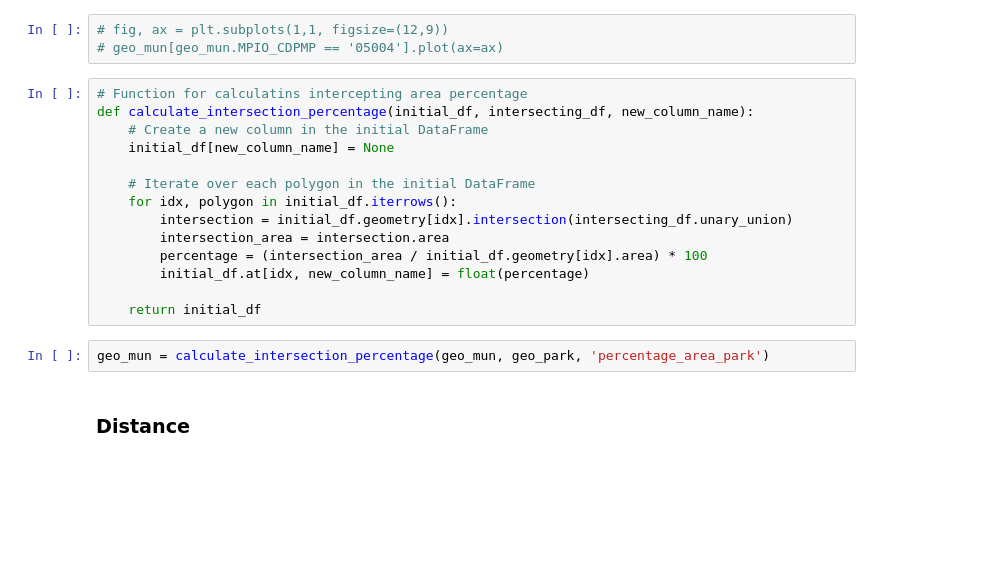
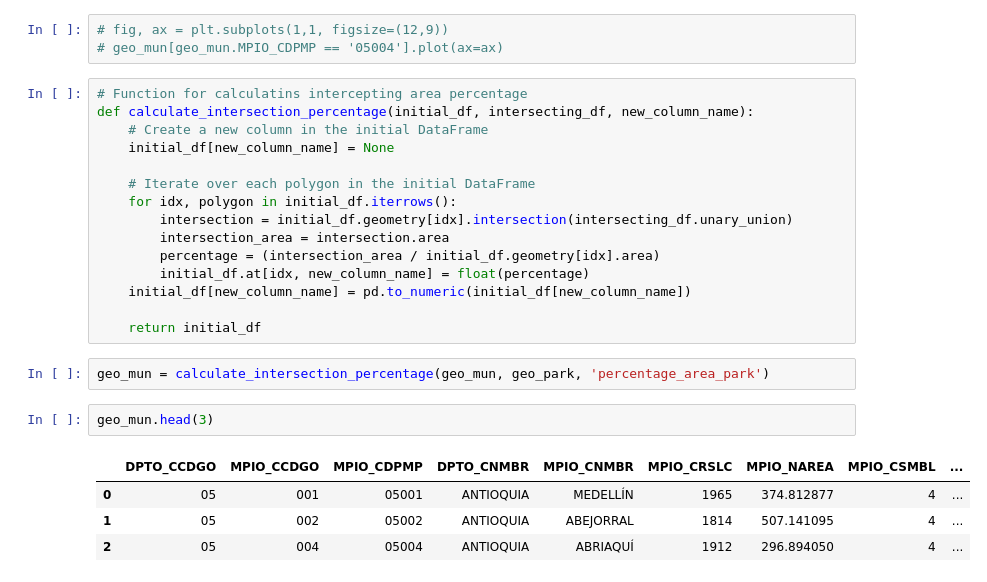
Before and after one commit to rpoandres/SE_Assessment, a Jupyter notebook: Main.ipynb, the cells around one changed output. Drawn from its saved outputs; the diff is of its cells as text; blank space fills up the shorter version.

```diff
--- a/Main.ipynb
+++ b/Main.ipynb
@@ -223,11 +443,17 @@ def calculate_intersection_percentage(initial_df, intersecting_df, new_column_na
     for idx, polygon in initial_df.iterrows():
         intersection = initial_df.geometry[idx].intersection(intersecting_df.unary_union)
         intersection_area = intersection.area
-        percentage = (intersection_area / initial_df.geometry[idx].area) * 100
+        percentage = (intersection_area / initial_df.geometry[idx].area)
         initial_df.at[idx, new_column_name] = float(percentage)
+    initial_df[new_column_name] = pd.to_numeric(initial_df[new_column_name])
 
     return initial_df
 # %%
 geo_mun = calculate_intersection_percentage(geo_mun, geo_park, 'percentage_area_park')
-# %% [markdown]
-### Distance
+# %%
+geo_mun.head(3)
+# %% [output]
+|  | DPTO_CCDGO | MPIO_CCDGO | MPIO_CDPMP | DPTO_CNMBR | MPIO_CNMBR | MPIO_CRSLC | MPIO_NAREA | MPIO_CSMBL | ... |
+| 0 | 05 | 001 | 05001 | ANTIOQUIA | MEDELLÍN | 1965 | 374.812877 | 4 | ... |
+| 1 | 05 | 002 | 05002 | ANTIOQUIA | ABEJORRAL | 1814 | 507.141095 | 4 | ... |
+| 2 | 05 | 004 | 05004 | ANTIOQUIA | ABRIAQUÍ | 1912 | 296.894050 | 4 | ... |
```
Also changed, not shown: parts of 30 cells of this notebook.
